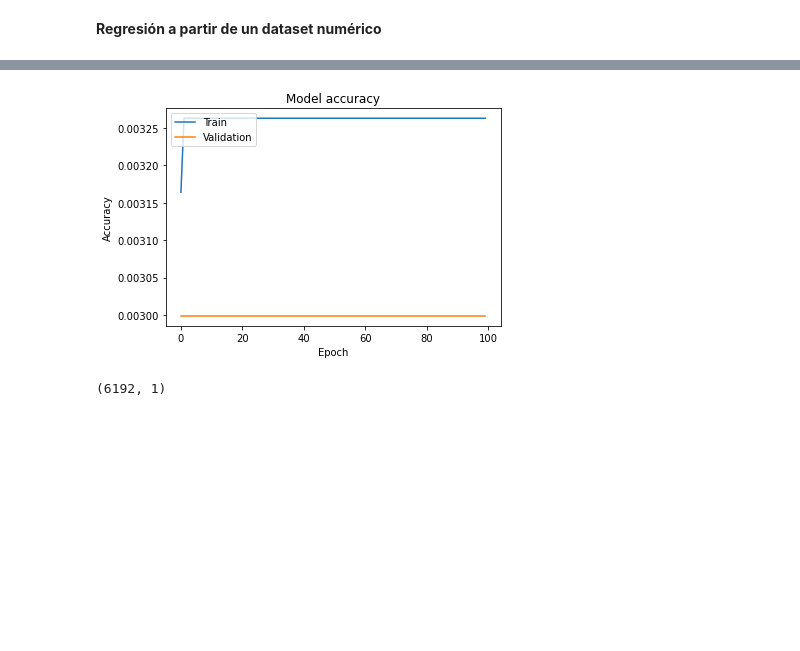
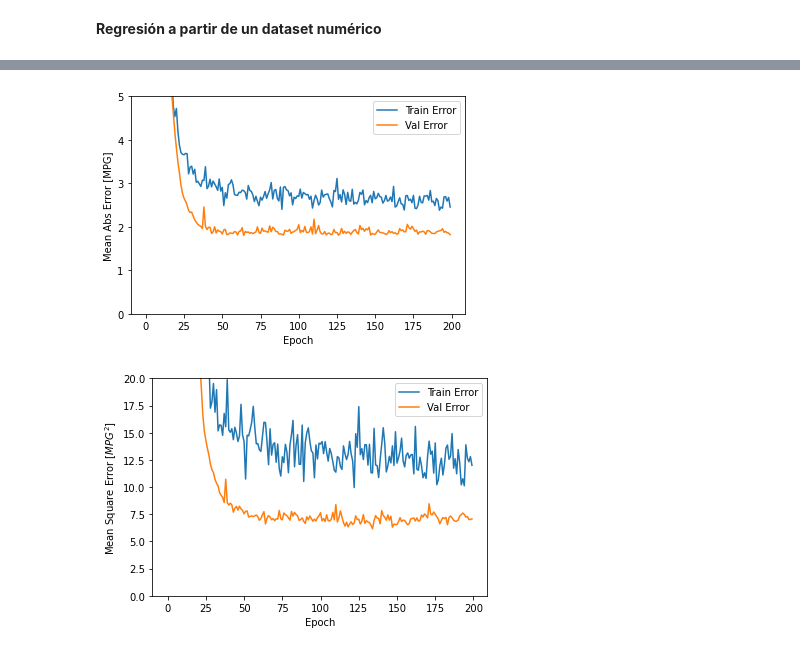
Before and after one commit to Sneider25/NeuronalNetworks, a Jupyter notebook: Numeric/7C_Classifier/Regressor.ipynb, the cells around one changed output, grey strips where cells are left out. Saved outputs shown, nothing was run; the diff lists cells and outputs as text; code cells hidden in the pictures; blank space fills up the shorter version.

```diff
--- a/Numeric/7C_Classifier/Regressor.ipynb
+++ b/Numeric/7C_Classifier/Regressor.ipynb
@@ -32,20 +40,16 @@ Existen 8 descriptores
 # %%
 # Creamos el modelo añadiendo cada capa
 input = tf.keras.Input(name='Input', shape=(X.shape[1],))
-h1 = layers.Dense(name='Dense1', units=64, activation='relu', kernel_initializer='normal')(input)
-h2 = layers.Dense(name='Dense2', units=64, activation='relu', kernel_initializer='normal')(h1)
+#n1 = layers.Normalization(name='Normalization', axis=1)(input)   #No es una buena idea, mejor normalizar antes los datos
+h1 = layers.Dense(name='Dense1', units=64, activation='relu')(input)
+h2 = layers.Dense(name='Dense2', units=64, activation='relu')(h1)
 d1 = layers.Dropout(name='Dropout1', rate=0.3)(h2)
-h3 = layers.Dense(name='Dense3', units=240, activation='relu', kernel_initializer='normal')(d1)
-h4 = layers.Dense(name='Dense4', units=240, activation='relu', kernel_initializer='normal')(h3)
-d2 = layers.Dropout(name='Dropout2', rate=0.4)(h4)
-h5 = layers.Dense(name='Dense5', units=180, activation='relu', kernel_initializer='normal')(d2)
-d3 = layers.Dropout(name='Dropout3', rate=0.3)(h5)
-output = layers.Dense(name='Output', units=1, kernel_initializer='normal')(h5)
+output = layers.Dense(name='Output', units=1, kernel_initializer='normal')(d1)
 
 model=tf.keras.models.Model(inputs=input, outputs=output, name="Regressor")
 
 # Compilamos empleando el accuracy para medir el funcionamiento del modelo
-model.compile(optimizer='adam', loss='mean_squared_error', metrics=['accuracy'])
+model.compile(optimizer=tf.keras.optimizers.RMSprop(0.001), loss='mse', metrics=['mae', 'mse'])
 # %%
 # Mostramos un resumen de nuestro modelo
 model.summary()
@@ -108,21 +106,32 @@ score
-# %%
-# Mostramos el accuracy en validación y test para las epochs
-%matplotlib inline
-
-# Plot training & validation accuracy values
-plt.plot(hist.history['accuracy'])
-plt.plot(hist.history['val_accuracy'])
-plt.title('Model accuracy')
-plt.ylabel('Accuracy')
-plt.xlabel('Epoch')
-plt.legend(['Train', 'Validation'], loc='upper left')
-plt.show()
-# %% [output]
-[figure, removed]
-# %%
-# Empleamos el modelo para predecir
-preds_test = model.predict(X_test)
-preds_test.shape
-# %% [output]
-(6192, 1)
+# %%
+def plot_history(history):
+  hist = pd.DataFrame(history.history)
+  hist['epoch'] = history.epoch
+
+  plt.figure()
+  plt.xlabel('Epoch')
+  plt.ylabel('Mean Abs Error [MPG]')
+  plt.plot(hist['epoch'], hist['mae'],
+           label='Train Error')
+  plt.plot(hist['epoch'], hist['val_mae'],
+           label = 'Val Error')
+  plt.ylim([0,5])
+  plt.legend()
+
+  plt.figure()
+  plt.xlabel('Epoch')
+  plt.ylabel('Mean Square Error [$MPG^2$]')
+  plt.plot(hist['epoch'], hist['mse'],
+           label='Train Error')
+  plt.plot(hist['epoch'], hist['val_mse'],
+           label = 'Val Error')
+  plt.ylim([0,20])
+  plt.legend()
+  plt.show()
+
+
+plot_history(hist)
+# %% [output]
+[figure, added]
+[figure, added]
 # %%
```
Also changed, not shown: parts of 6 cells of this notebook, 3 other files.
